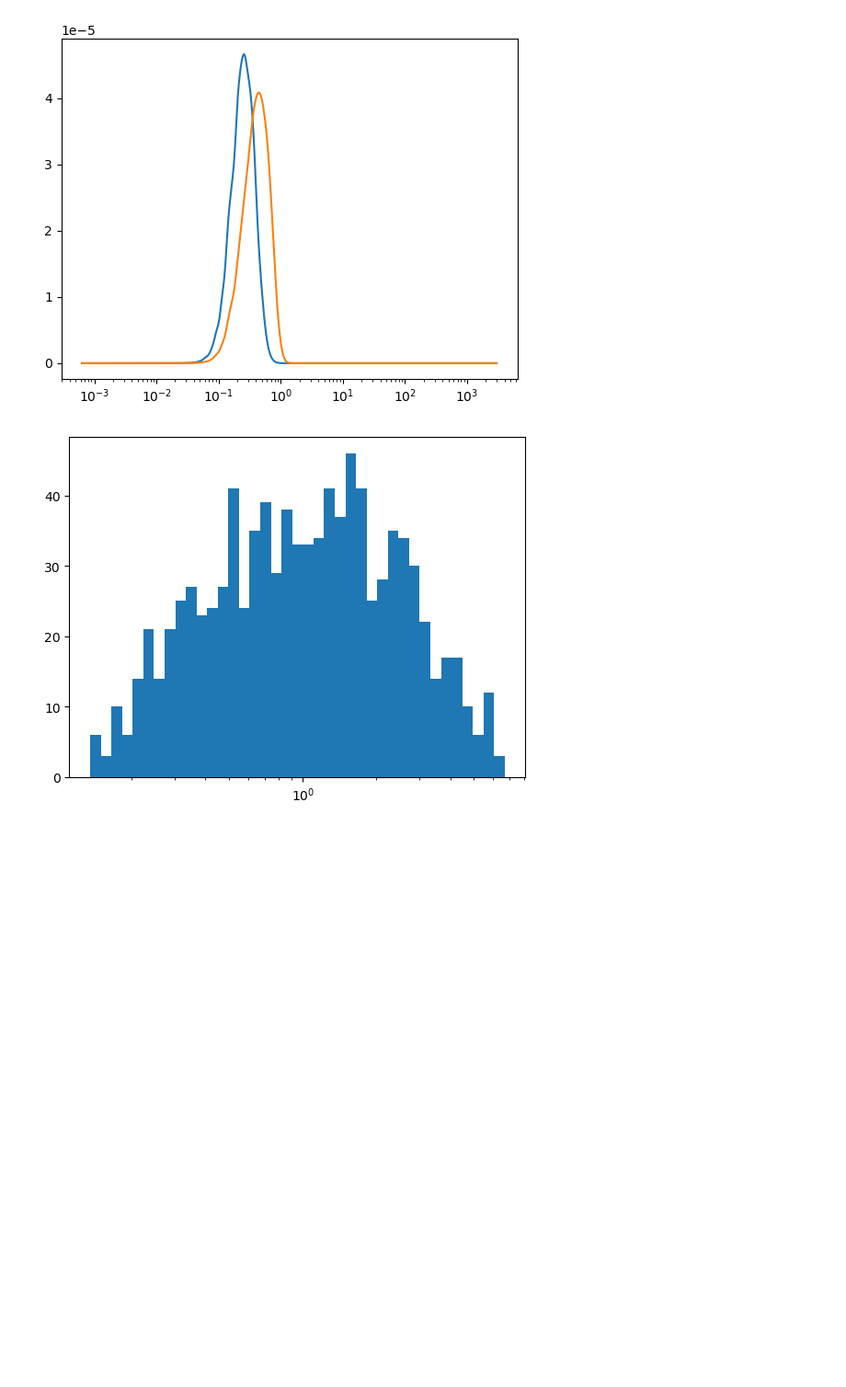
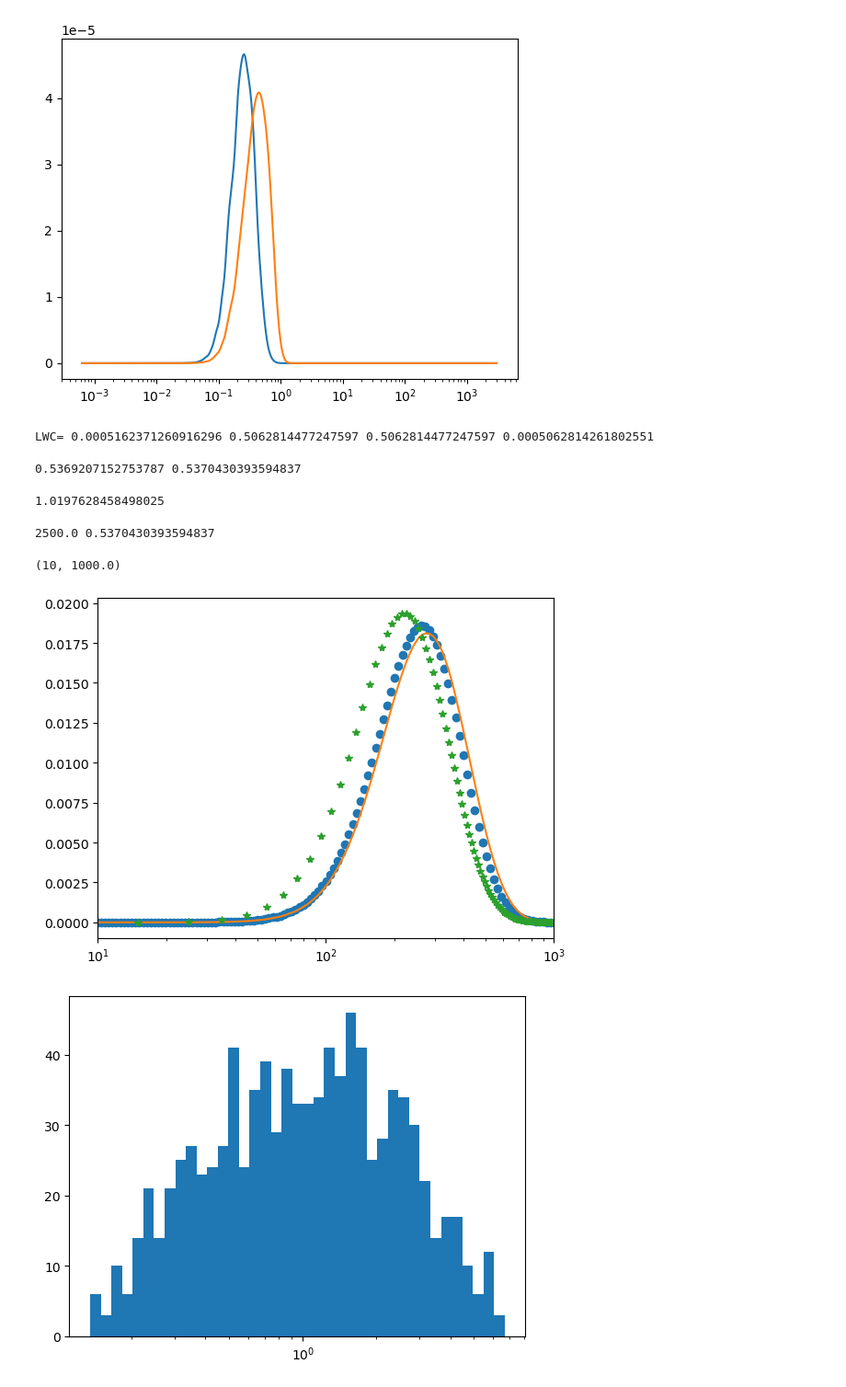
Before and after one commit to mgrecu35/modeling, a Jupyter notebook: bott/runColCoal.ipynb, the cells around one changed output. Shown at 92% size. Saved outputs shown, nothing was run; the diff lists cells and outputs as text; code cells hidden in the pictures; blank space fills up the shorter version.

```diff
--- a/bott/runColCoal.ipynb
+++ b/bott/runColCoal.ipynb
@@ -100,24 +100,34 @@ for irun in range(1,1001):
     lwci=np.exp(np.random.randn()*1)  # randomly choose a lwc [g/m3]
     mu=np.random.rand()*4             # set mu
     f_mu=nG.fmu(mu)
-    dm0=10*nG.dm_lwc(nw,lwci,1000)    # calculate dm0 in cm
+    dm0=10*nG.dm_lwc(nw,lwci,1000)    # calculate dm0 in mm
     g_int=g_out.copy()*0.0
     lwcL.append(lwci)
     nwL.append(nw)
     dmL.append(dm0)
     muL.append(mu)
     lwc1,mD,dInt=nG.getMassDist(nw,dm0,f_mu,mu,1000) # get the mass distribution for a given lwc, nw and mu
+    #print('dm=',(mD*dInt).sum()/mD.sum(),dm0)
+    count=g_int.copy()*0.0
     for md1,d1 in zip(mD,dInt):
-        ibin=np.log(d1/2*1e3)/dlnr_out
-        g_int[int(ibin)]+=md1/dlnr_out*1e-3
+        ibin=np.log(d1/2*1e3/r_out[0])/dlnr_out
+        g_int[int(ibin+0.5)]+=md1/dlnr_out*1e-3
+        count[int(ibin+0.5)]+=1
 
-    g_int1=gaussian_filter1d(g_int,2.0)
+    #mD is the mass within an equidistant dD=0.02 mm bin
+    #therefore, we need to divide by dD to get mass per diameter distribution
+    dD=dInt[1]-dInt[0]
+    g_int2=np.interp(np.log(r_out[:]*1e-3),np.log(dInt/2),(mD/dD)/dlnr_out*1e-3)
+    #we then need to multiply by the bin width to get the mass within the logarithmically spaced bins
+    g_int2[:-1]=g_int2[:-1]*np.diff(r_out[:]*1e-3*2)
+
+    #print('LWC=',g_int2.sum()*dlnr_out*1e3,lwc1,mD.sum(),g_int.sum()*dlnr_out*1e3)
 
     #print(g_int.sum()*dlnr_out,lwc1,g_int1.sum()*dlnr_out)
     #print(lwc1,lwci)
 
     t=0.0 # reset time to 0.0
-    bcc.set_g_initial(g_int1) # this resets the initial mass distribution to g_int
+    bcc.set_g_initial(g_int2) # this resets the initial mass distribution to g_int
     tlast=-999
     dtsave=20
     gL=[]
@@ -135,11 +145,40 @@ for irun in range(1,1001):
     g_.attrs['dm0']=dm0
     g_.attrs['f_mu']=f_mu
     g_.attrs['dlnr']=dlnr_out
+    g_.attrs['dInt']=dInt
     ds=xr.Dataset({'g':g_})
     ds.to_netcdf("dsd_out/dsd%3.3i.nc"%irun,encoding={'g':{'dtype':'float32','zlib':True,'complevel':5}})
 
 import pickle
 pickle.dump({'lwc':lwcL,'nw':nwL,'dm0':dmL,'mu':muL},open('dsdParams.pkl','wb'))
+# %%
+print('LWC=',g_int2.sum()*dlnr_out,lwc1,mD.sum(),g_int1.sum()*dlnr_out)
+# %% [output]
+LWC= 0.0005162371260916296 0.5062814477247597 0.5062814477247597 0.0005062814261802551
+# %%
+dm2=(g_int2*2*r_out[:]*1e-3).sum()/g_int2.sum()
+print(dm2,dm0)
+# %% [output]
+0.5369207152753787 0.5370430393594837
+# %%
+print(516/506)
+# %% [output]
+1.0197628458498025
+# %%
+
+dm2=(md1*dInt).sum()/md1.sum()
+print(dm2,dm0)
+r_out_m=(r_out[:-1]+r_out[1:])/2
+plt.plot(r_out_m,g_int2[1:]*dlnr_out*1e3,'o')
+plt.plot(r_out_m,g[1:]*dlnr_out*1e3)
+plt.plot(dInt/2*1e3,mD,'*')
+plt.xscale('log')
+plt.xlim(10,1e3)
+#plt.yscale('log')
+# %% [output]
+2500.0 0.5370430393594837
+(10, 1000.0)
+[figure, added]
 # %%
 lwci=np.exp(np.random.randn(1000)*1)
 h1=plt.hist(lwci,bins=np.exp(np.arange(-2,2,0.1)))
```
Also changed, not shown: 1 other file.
